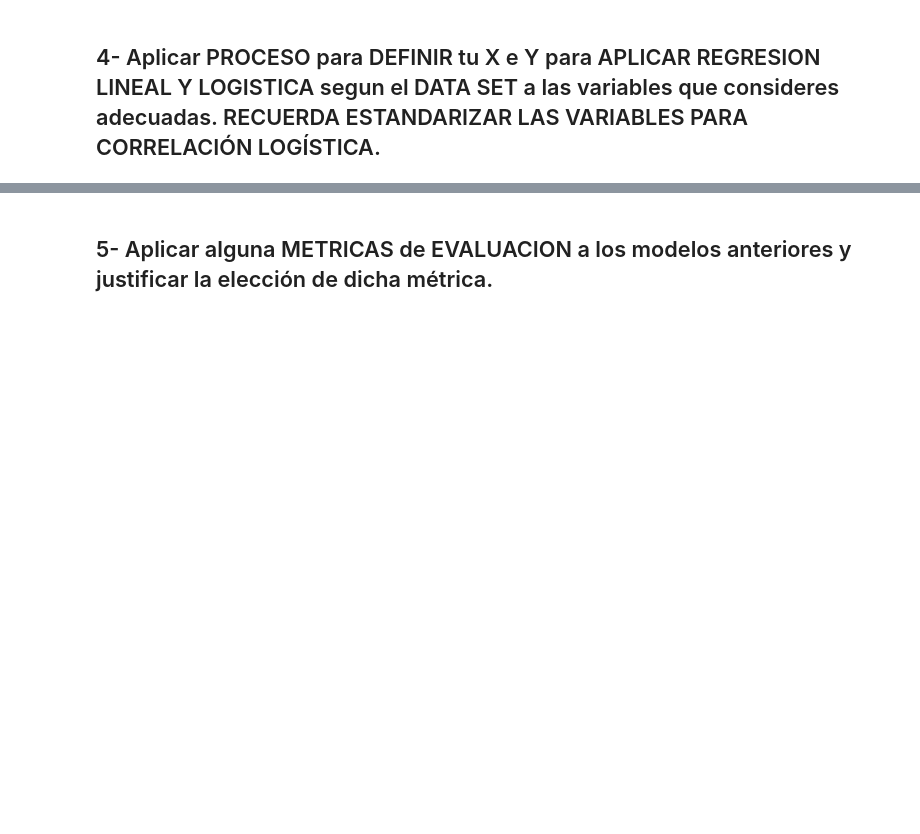
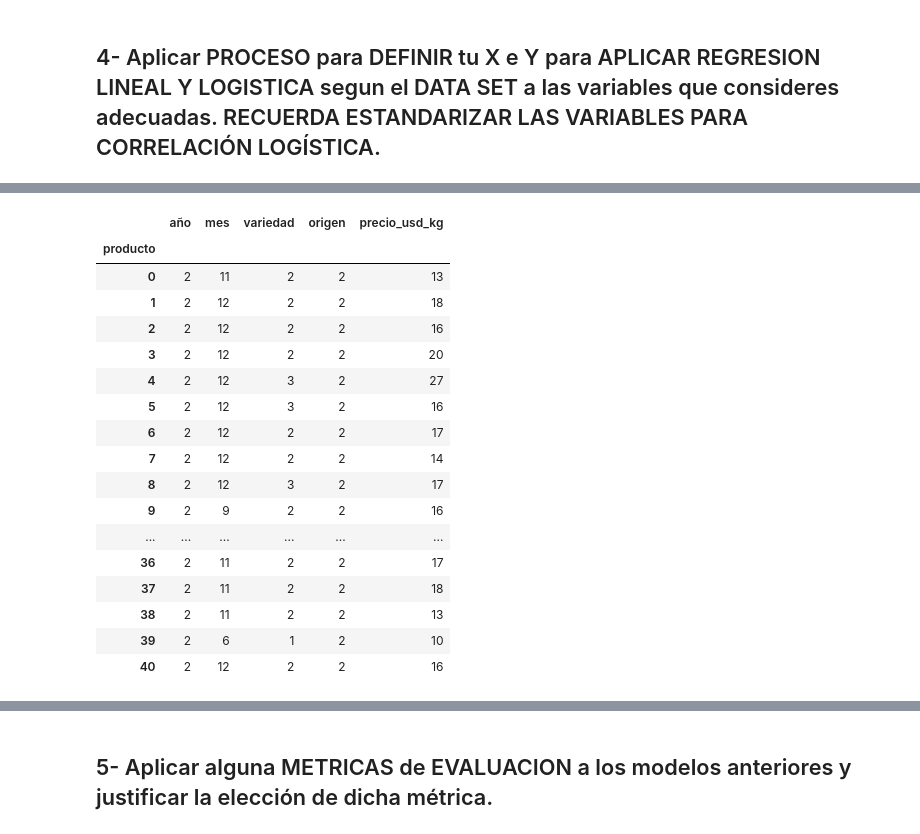
Before and after one commit to cristiandevar/TPIntegrador-1, a Jupyter notebook: TRABAJO_INTEGRADOR_1_Franco_Cristian.ipynb, the cells around one changed output, grey strips where cells are left out. Cells and saved outputs as stored; diff of their text form; code cells hidden in the pictures; blank space fills up the shorter version.

```diff
--- a/TRABAJO_INTEGRADOR_1_Franco_Cristian.ipynb
+++ b/TRABAJO_INTEGRADOR_1_Franco_Cristian.ipynb
@@ -388,0 +503,23 @@ Vemos que tenemos muchos valores aislados, lo cual implica que debemos asignarle
+# %%
+nombre_a_numero = dict(zip(df['producto'], pd.factorize(df['producto'])[0]))
+df['producto'] = pd.factorize(df['producto'])[0]
+df.groupby('producto').nunique()
+# %% [output]
+|  | año | mes | variedad | origen | precio_usd_kg |
+| producto |  |  |  |  |  |
+| 0 | 2 | 11 | 2 | 2 | 13 |
+| 1 | 2 | 12 | 2 | 2 | 18 |
+| 2 | 2 | 12 | 2 | 2 | 16 |
+| 3 | 2 | 12 | 2 | 2 | 20 |
+| 4 | 2 | 12 | 3 | 2 | 27 |
+| 5 | 2 | 12 | 3 | 2 | 16 |
+| 6 | 2 | 12 | 2 | 2 | 17 |
+| 7 | 2 | 12 | 2 | 2 | 14 |
+| 8 | 2 | 12 | 3 | 2 | 17 |
+| 9 | 2 | 9 | 2 | 2 | 16 |
+| ... | ... | ... | ... | ... | ... |
+| 36 | 2 | 11 | 2 | 2 | 17 |
+| 37 | 2 | 11 | 2 | 2 | 18 |
+| 38 | 2 | 11 | 2 | 2 | 13 |
+| 39 | 2 | 6 | 1 | 2 | 10 |
+| 40 | 2 | 12 | 2 | 2 | 16 |
```
Also changed, not shown: parts of 12 cells of this notebook.
